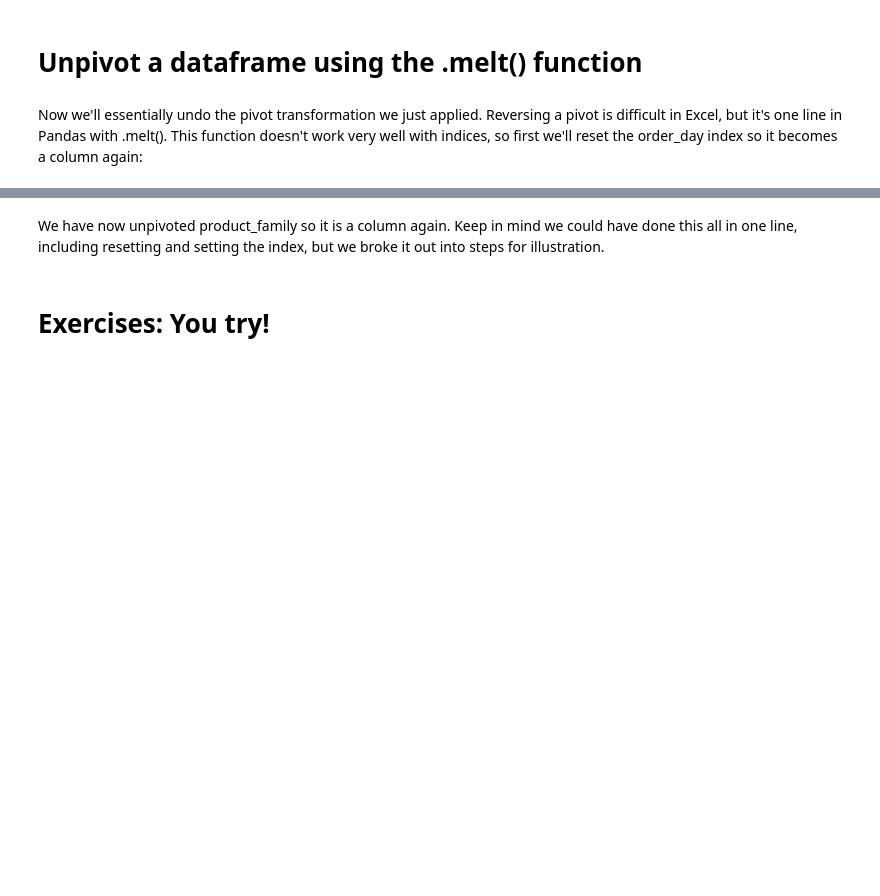
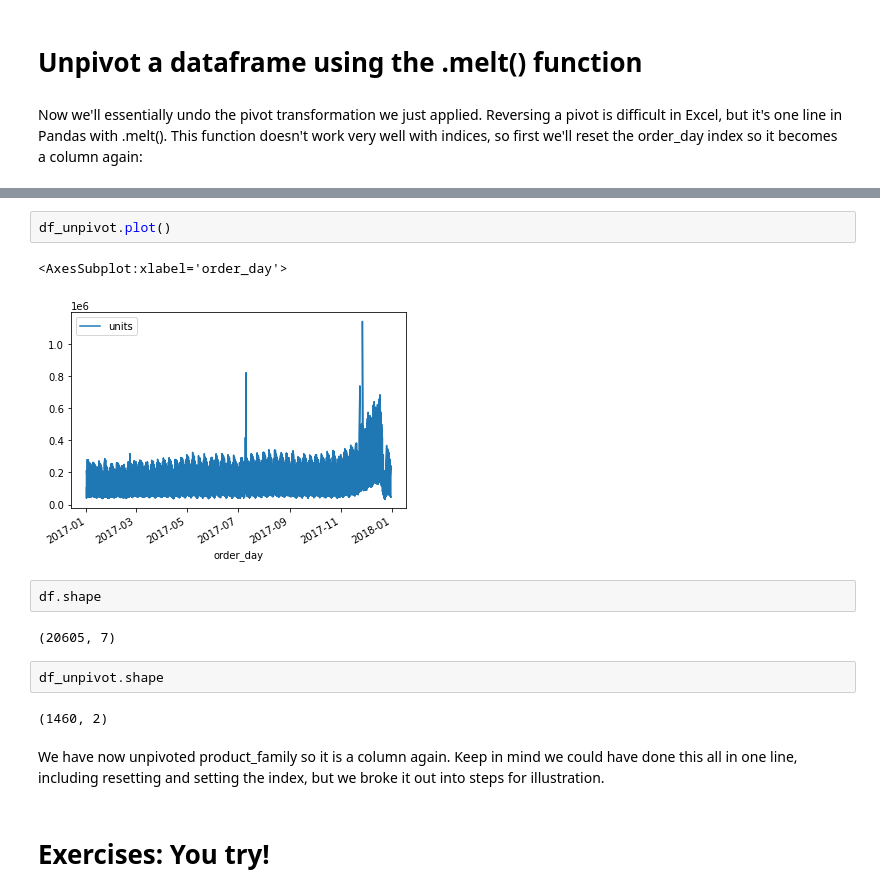
Before and after one commit to kylejones200/bana_4373, a Jupyter notebook: 2 - Data Analytics/3 - Intermediate Data Analysis with Pandas.ipynb, the cells around one changed output, grey strips where cells are left out. Cells and saved outputs as stored; diff of their text form; blank space fills up the shorter version.

```diff
--- a/2 - Data Analytics/3 - Intermediate Data Analysis with Pandas.ipynb
+++ b/2 - Data Analytics/3 - Intermediate Data Analysis with Pandas.ipynb
@@ -259,3 +441,16 @@ df_unpivot.head()
+# %%
+df_unpivot.plot()
+# %% [output]
+<AxesSubplot:xlabel='order_day'>
+[figure, added]
+# %%
+df.shape
+# %% [output]
+(20605, 7)
+# %%
+df_unpivot.shape
+# %% [output]
+(1460, 2)
 # %% [markdown]
 We have now unpivoted product_family so it is a column again.  Keep in mind we could have done this all in one line, including resetting and setting the index, but we broke it out into steps for illustration.
 # %% [markdown]
```
Also changed, not shown: parts of 22 cells of this notebook, 3 other files.
